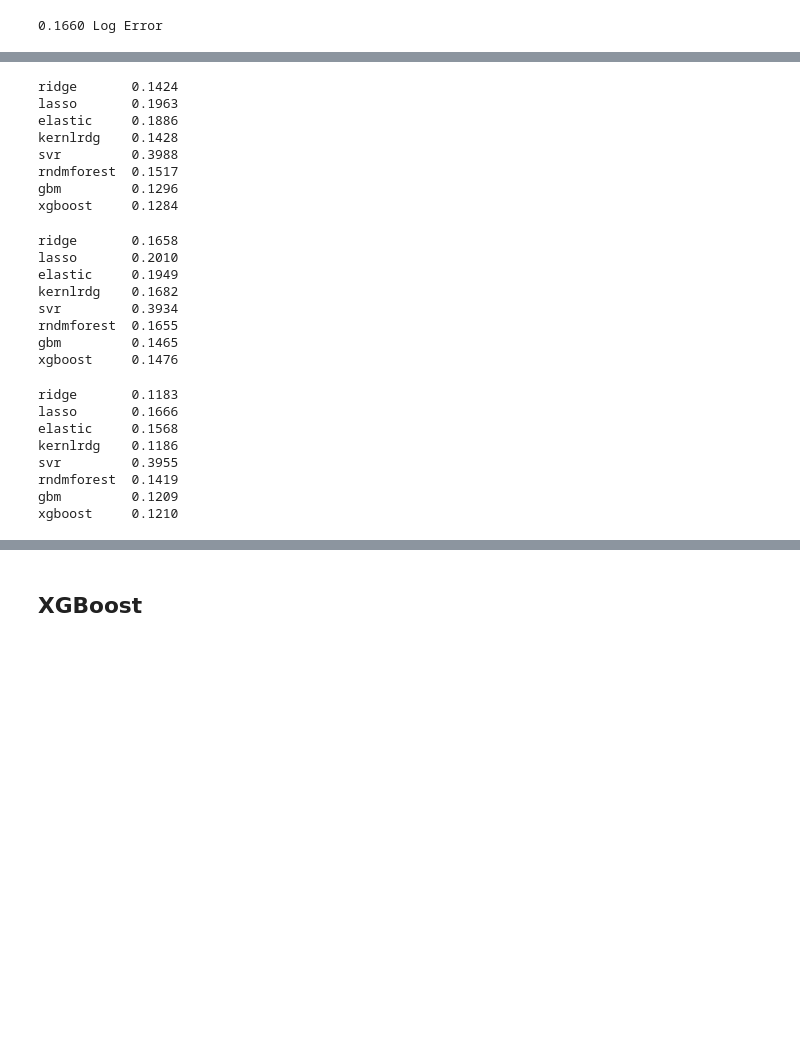
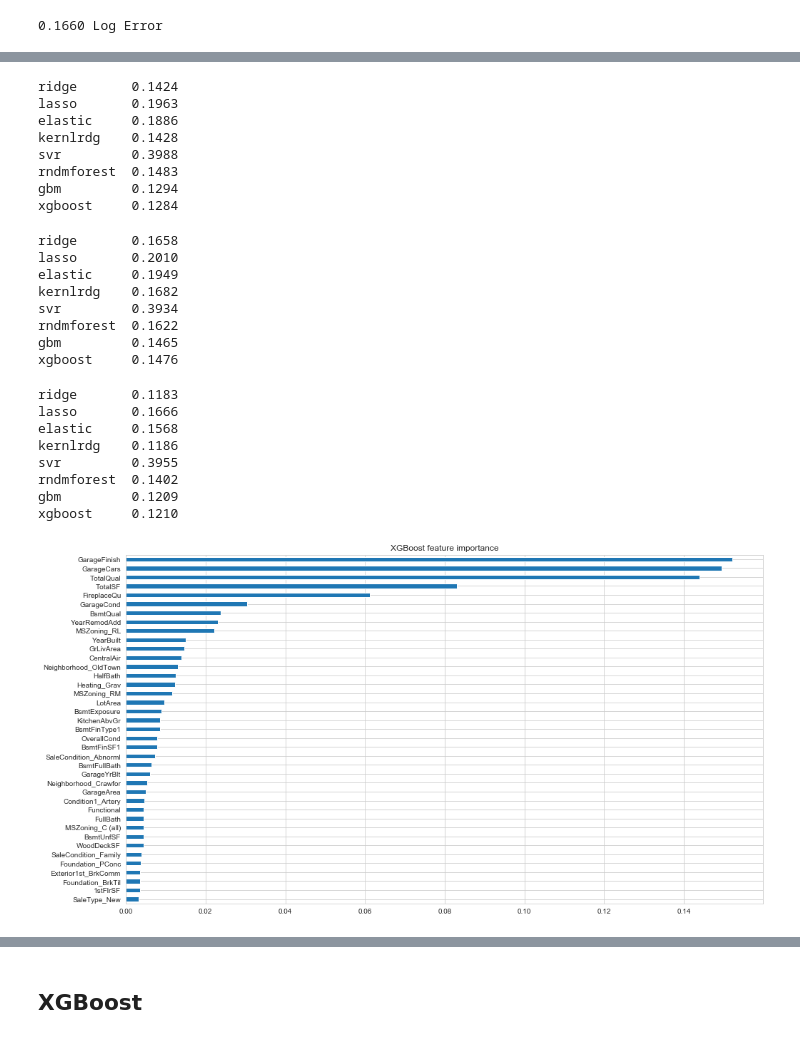
Before and after one commit to lijq33/Data-mining, a Jupyter notebook: Data Mining Assignment.ipynb, the cells around one changed output, grey strips where cells are left out. Saved outputs shown, nothing was run; the diff lists cells and outputs as text; code cells hidden in the pictures; blank space fills up the shorter version.

```diff
--- a/Data Mining Assignment.ipynb
+++ b/Data Mining Assignment.ipynb
@@ -243,17 +243,3 @@ plt.show()
 [figure]
 # %% [markdown]
 ### Bsmt
-# %%
-fig, ax = plt.subplots(5, 2, figsize=(16,14))
-
-Basement = ['BsmtQual', 'BsmtCond', 'BsmtExposure', 'BsmtFinType1', 'BsmtFinType2']
-
-for idx,col in enumerate(Basement):
-    sns.boxplot(x=df_train[col], y=df_train["SalePrice"], ax=ax[idx, 0])
-    sns.swarmplot(x=df_train[col], y=df_train["SalePrice"], ax=ax[idx, 1])
-
-fig.suptitle('Garage Condition vs SalePrice')
-fig.tight_layout()
-fig.subplots_adjust(top=0.95)
-
-plt.show()
@@ -702,11 +709,11 @@ lasso       0.1963
 elastic     0.1886
 kernlrdg    0.1428
 svr         0.3988
-rndmforest  0.1517
-gbm         0.1296
+rndmforest  0.1483
+gbm         0.1294
 xgboost     0.1284
 # %%
-X = df_train[X_col].values
+X = df_train[X_col]
 y = np.log1p(df_train.SalePrice)
 metric = 'neg_mean_squared_error'
 
@@ -719,7 +726,7 @@ lasso       0.2010
 elastic     0.1949
 kernlrdg    0.1682
 svr         0.3934
-rndmforest  0.1655
+rndmforest  0.1622
 gbm         0.1465
 xgboost     0.1476
 # %%
@@ -736,6 +743,31 @@ lasso       0.1666
 elastic     0.1568
 kernlrdg    0.1186
 svr         0.3955
-rndmforest  0.1419
+rndmforest  0.1402
 gbm         0.1209
 xgboost     0.1210
+# %%
+from scipy.stats import skew
+from scipy.special import boxcox1p
+
+X = df_train[df_train.GrLivArea < 4000].drop(["SalePrice",'KitchenQual','ExterQual', 'OverallQual'], axis=1).copy()
+y = np.log1p(df_train[df_train.GrLivArea < 4000].SalePrice)
+
+# again we apply the boxcox transformation
+sk = pd.DataFrame(X.iloc[:, :60].skew(), columns=["skewness"])
+sk = sk[sk.skewness > .75]
+for feature_ in sk.index:
+    X[feature_] = boxcox1p(X[feature_], 0.15)
+
+clf = xgb.XGBRegressor(objective="reg:squarederror", n_jobs=-1)
+coeffs = clf.fit(X, y).feature_importances_
+df_co = pd.DataFrame(coeffs, columns=["importance_"])
+df_co.index = X.columns
+df_co.sort_values("importance_", ascending=True, inplace=True)
+
+plt.figure(figsize=(16,9))
+df_co.iloc[192:, :].importance_.plot(kind="barh")
+plt.title(f"XGBoost feature importance")
+plt.show()
+# %% [output]
+[figure, added]
```
Also changed, not shown: parts of 31 cells of this notebook.
